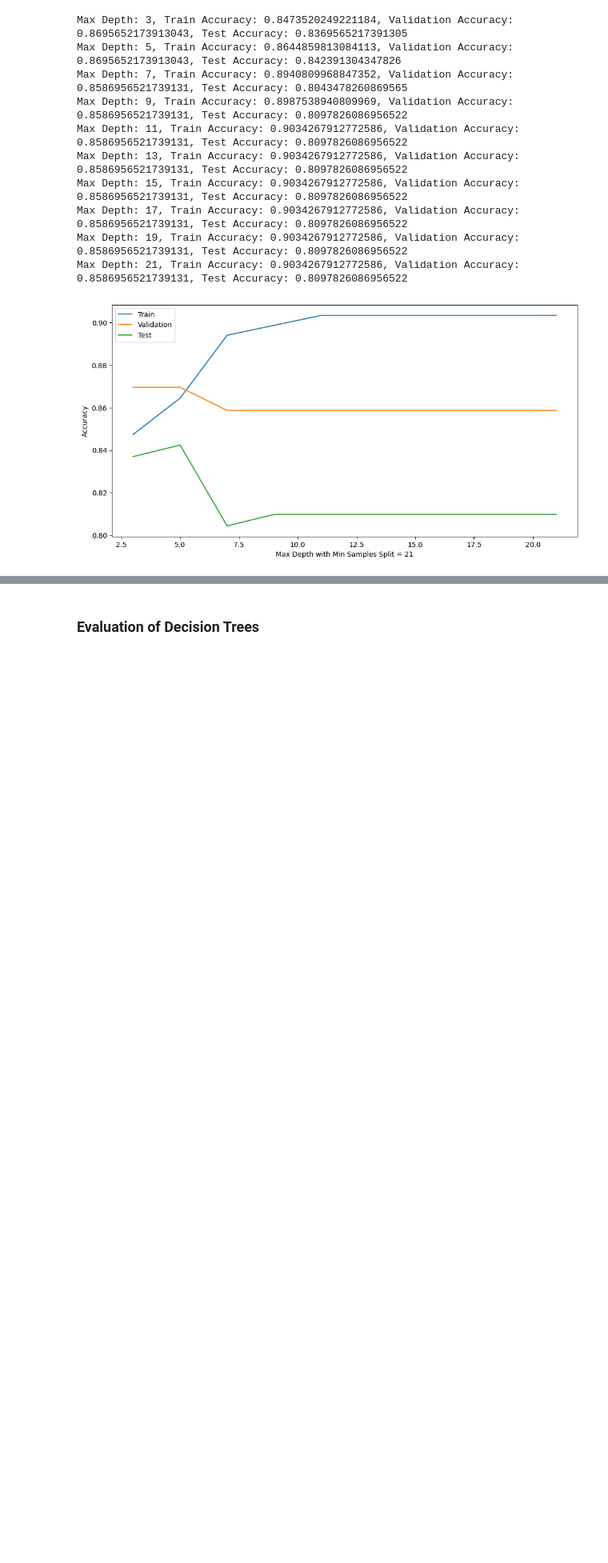
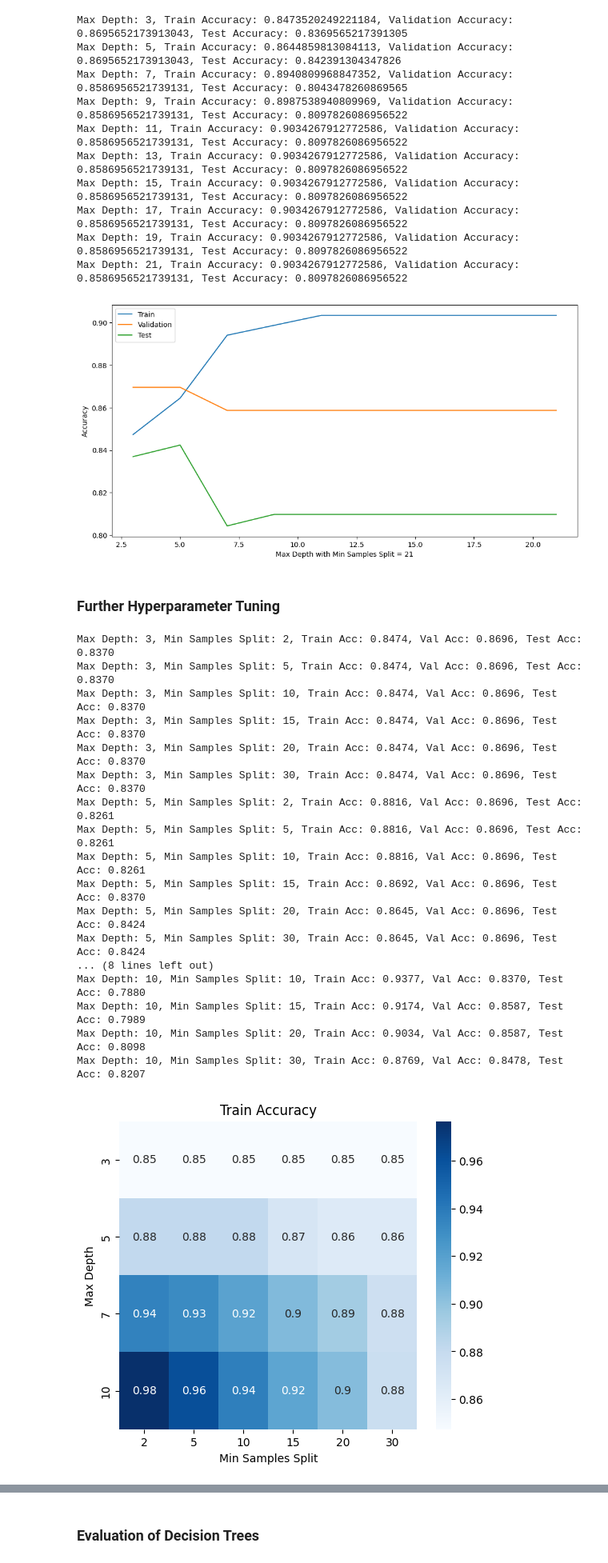
Before and after one commit to MostafaElKaranshawy/Heart_Failure_Classification_Problem, a Jupyter notebook: main.ipynb, the cells around one changed output, grey strips where cells are left out. Shown: that part at 80% size. Saved outputs shown, nothing was run; the diff lists cells and outputs as text; code cells hidden in the pictures; blank space fills up the shorter version.

Commit message:
feat: matrix for hyper param

```diff
--- a/main.ipynb
+++ b/main.ipynb
@@ -272,3 +272,62 @@ Max Depth: 17, Train Accuracy: 0.9034267912772586, Validation Accuracy: 0.858695
 Max Depth: 19, Train Accuracy: 0.9034267912772586, Validation Accuracy: 0.8586956521739131, Test Accuracy: 0.8097826086956522
 Max Depth: 21, Train Accuracy: 0.9034267912772586, Validation Accuracy: 0.8586956521739131, Test Accuracy: 0.8097826086956522
 [figure]
+# %% [markdown]
+### Further Hyperparameter Tuning
+# %%
+import numpy as np
+import seaborn as sns
+import matplotlib.pyplot as plt
+
+
+max_depth_values = [3, 5, 7, 10]
+min_samples_split_values = [2, 5, 10, 15, 20, 30]
+
+train_acc_matrix = np.zeros((len(max_depth_values), len(min_samples_split_values)))
+val_acc_matrix = np.zeros((len(max_depth_values), len(min_samples_split_values)))
+test_acc_matrix = np.zeros((len(max_depth_values), len(min_samples_split_values)))
+
+
+for i, depth in enumerate(max_depth_values):
+    for j, samples in enumerate(min_samples_split_values):
+        tree = DecisionTree(max_depth=depth, min_samples_split=samples)
+        tree.fit(x_train.to_numpy(), y_train.to_numpy())
+
+        train_acc_matrix[i, j] = tree.accuracy(tree.predict(x_train.to_numpy()), y_train.to_numpy())
+        val_acc_matrix[i, j] = tree.accuracy(tree.predict(x_val.to_numpy()), y_val.to_numpy())
+        test_acc_matrix[i, j] = tree.accuracy(tree.predict(x_test.to_numpy()), y_test.to_numpy())
+
+        print(f"Max Depth: {depth}, Min Samples Split: {samples}, Train Acc: {train_acc_matrix[i, j]:.4f}, Val Acc: {val_acc_matrix[i, j]:.4f}, Test Acc: {test_acc_matrix[i, j]:.4f}")
+
+
+def plot_heatmap(matrix, title, x_labels, y_labels):
+    plt.figure(figsize=(6, 5))
+    sns.heatmap(matrix, annot=True, cmap="Blues", xticklabels=x_labels, yticklabels=y_labels)
+    plt.xlabel("Min Samples Split")
+    plt.ylabel("Max Depth")
+    plt.title(title)
+    plt.show()
+
+
+plot_heatmap(train_acc_matrix, "Train Accuracy", min_samples_split_values, max_depth_values)
+plot_heatmap(val_acc_matrix, "Validation Accuracy", min_samples_split_values, max_depth_values)
+plot_heatmap(test_acc_matrix, "Test Accuracy", min_samples_split_values, max_depth_values)
+# %% [output]
+Max Depth: 3, Min Samples Split: 2, Train Acc: 0.8474, Val Acc: 0.8696, Test Acc: 0.8370
+Max Depth: 3, Min Samples Split: 5, Train Acc: 0.8474, Val Acc: 0.8696, Test Acc: 0.8370
+Max Depth: 3, Min Samples Split: 10, Train Acc: 0.8474, Val Acc: 0.8696, Test Acc: 0.8370
+Max Depth: 3, Min Samples Split: 15, Train Acc: 0.8474, Val Acc: 0.8696, Test Acc: 0.8370
+Max Depth: 3, Min Samples Split: 20, Train Acc: 0.8474, Val Acc: 0.8696, Test Acc: 0.8370
+Max Depth: 3, Min Samples Split: 30, Train Acc: 0.8474, Val Acc: 0.8696, Test Acc: 0.8370
+Max Depth: 5, Min Samples Split: 2, Train Acc: 0.8816, Val Acc: 0.8696, Test Acc: 0.8261
+Max Depth: 5, Min Samples Split: 5, Train Acc: 0.8816, Val Acc: 0.8696, Test Acc: 0.8261
+Max Depth: 5, Min Samples Split: 10, Train Acc: 0.8816, Val Acc: 0.8696, Test Acc: 0.8261
+Max Depth: 5, Min Samples Split: 15, Train Acc: 0.8692, Val Acc: 0.8696, Test Acc: 0.8370
+Max Depth: 5, Min Samples Split: 20, Train Acc: 0.8645, Val Acc: 0.8696, Test Acc: 0.8424
+Max Depth: 5, Min Samples Split: 30, Train Acc: 0.8645, Val Acc: 0.8696, Test Acc: 0.8424
+... (8 lines left out)
+Max Depth: 10, Min Samples Split: 10, Train Acc: 0.9377, Val Acc: 0.8370, Test Acc: 0.7880
+Max Depth: 10, Min Samples Split: 15, Train Acc: 0.9174, Val Acc: 0.8587, Test Acc: 0.7989
+Max Depth: 10, Min Samples Split: 20, Train Acc: 0.9034, Val Acc: 0.8587, Test Acc: 0.8098
+Max Depth: 10, Min Samples Split: 30, Train Acc: 0.8769, Val Acc: 0.8478, Test Acc: 0.8207
+[figure, added]
```
Also changed, not shown: parts of 1 cell of this notebook.
